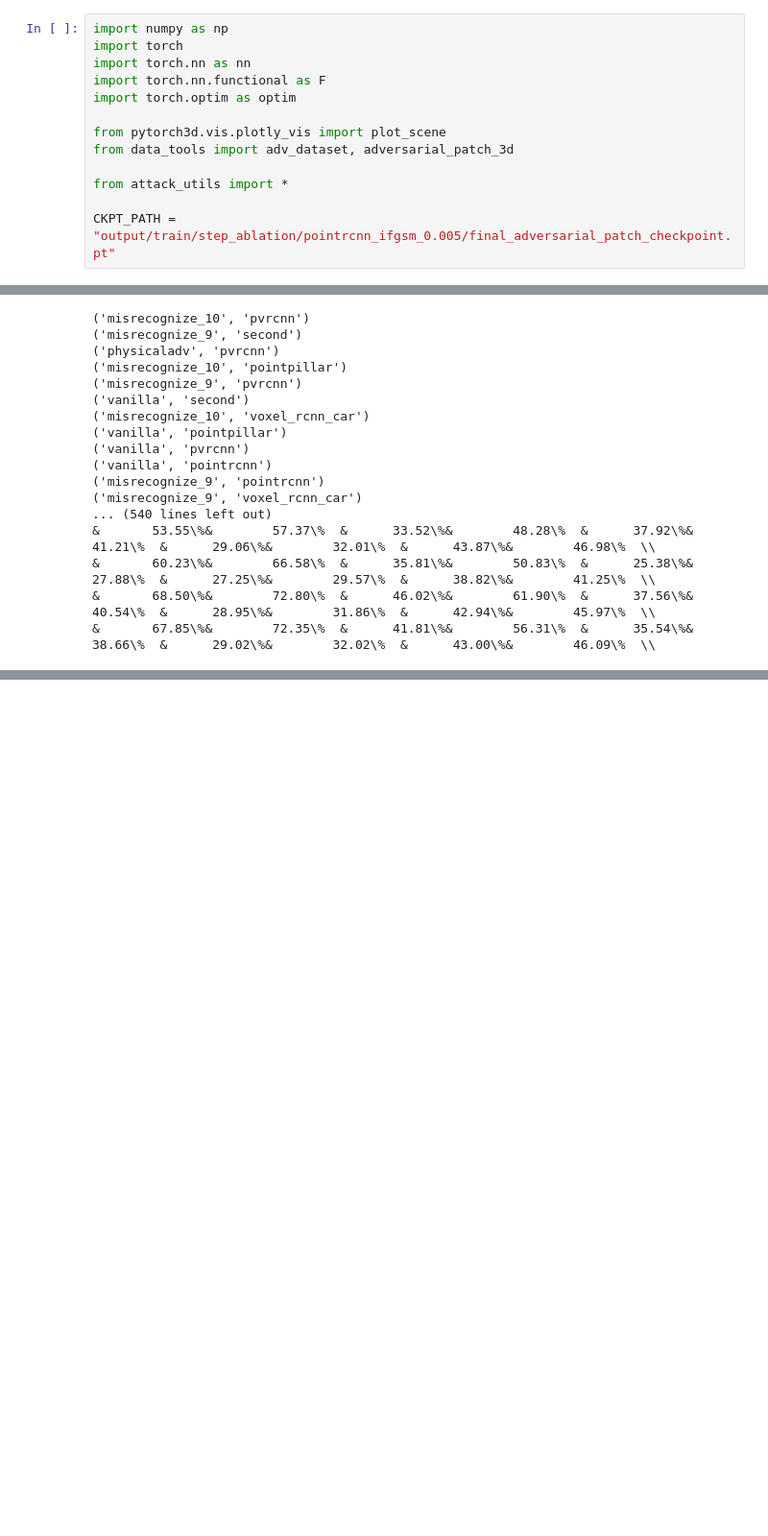
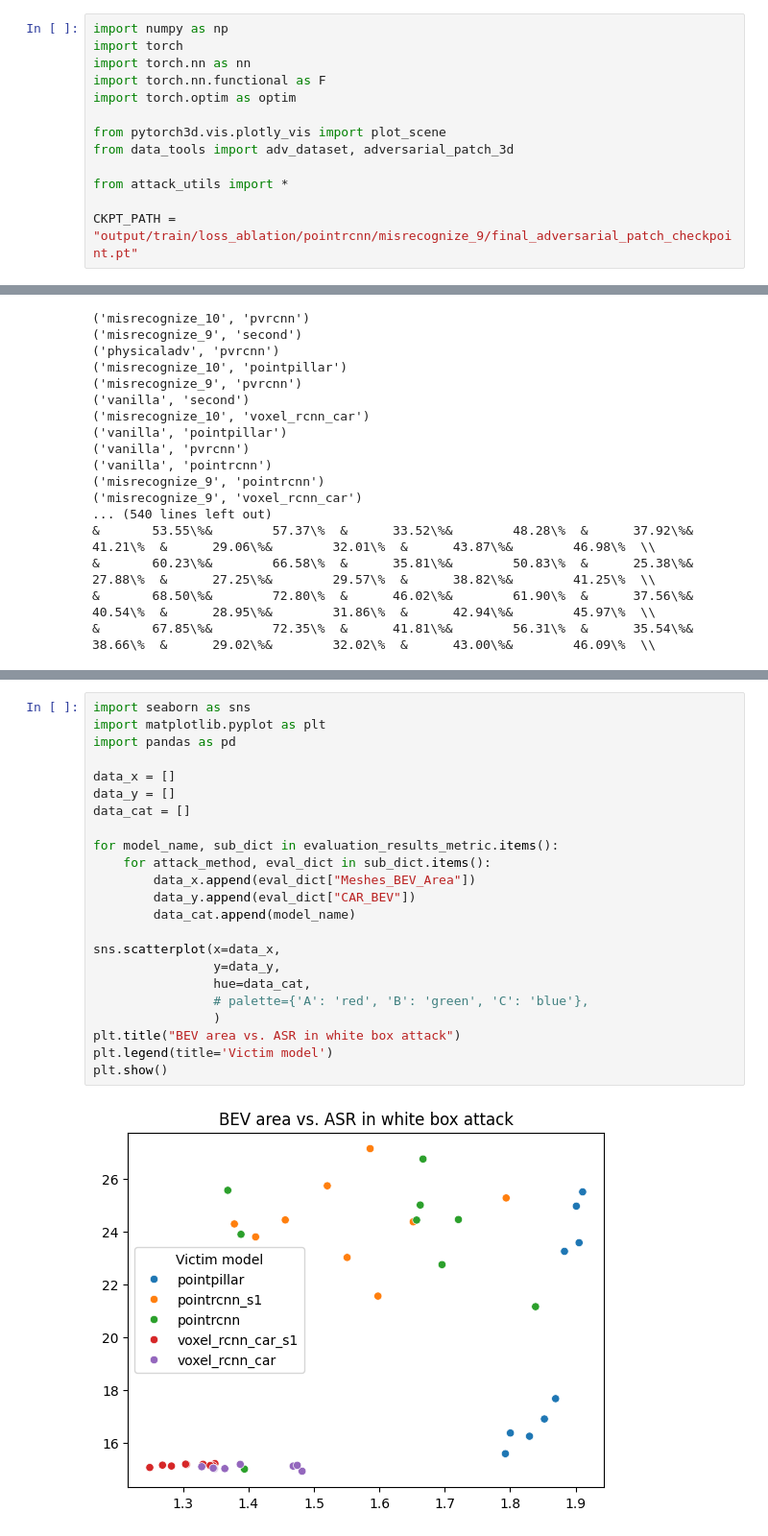
Before and after one commit to uzukidd/adv-carla, a Jupyter notebook: visualization.ipynb, the cells around one changed output, grey strips where cells are left out. Shown at 96% size. Saved outputs shown, nothing was run; the diff lists cells and outputs as text; blank space fills up the shorter version.

```diff
--- a/visualization.ipynb
+++ b/visualization.ipynb
@@ -10,7 +10,7 @@ from data_tools import adv_dataset, adversarial_patch_3d
 
 from attack_utils import *
 
-CKPT_PATH = "output/train/step_ablation/pointrcnn_ifgsm_0.005/final_adversarial_patch_checkpoint.pt"
+CKPT_PATH = "output/train/loss_ablation/pointrcnn/misrecognize_9/final_adversarial_patch_checkpoint.pt"
 # %%
 state_dict = torch.load(CKPT_PATH)
 # %%
@@ -1465,0 +1697,25 @@ for attack_method in ["vanilla", "physicaladv", "misrecognize_10", "misrecognize
+# %%
+import seaborn as sns
+import matplotlib.pyplot as plt
+import pandas as pd
+
+data_x = []
+data_y = []
+data_cat = []
+
+for model_name, sub_dict in evaluation_results_metric.items():
+    for attack_method, eval_dict in sub_dict.items():
+        data_x.append(eval_dict["Meshes_BEV_Area"])
+        data_y.append(eval_dict["CAR_BEV"])
+        data_cat.append(model_name)
+
+sns.scatterplot(x=data_x,
+                y=data_y,
+                hue=data_cat,
+                # palette={'A': 'red', 'B': 'green', 'C': 'blue'},
+                )
+plt.title("BEV area vs. ASR in white box attack")
+plt.legend(title='Victim model')
+plt.show()
+# %% [output]
+[figure, added]
```
Also changed, not shown: parts of 10 cells of this notebook, 27 other files.
